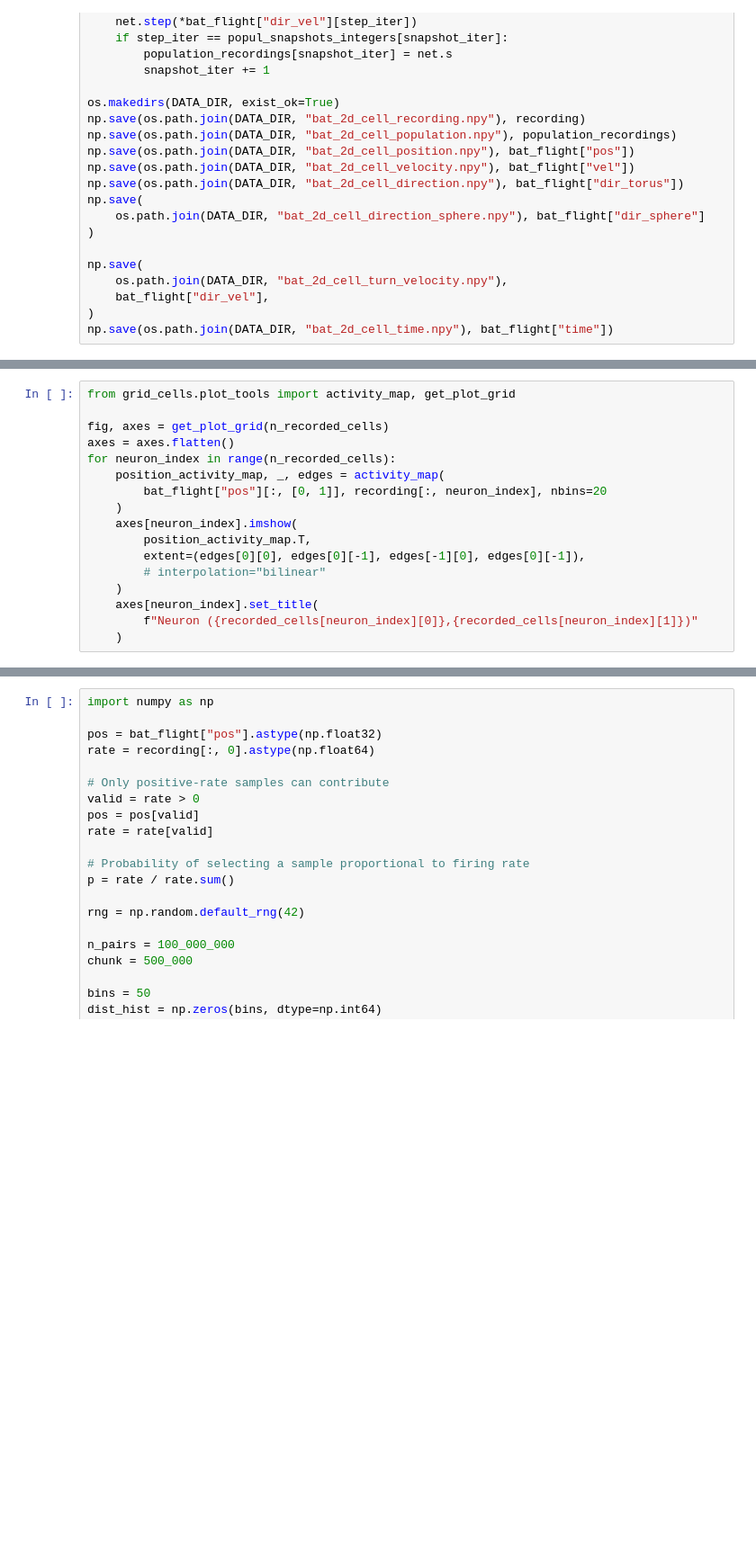
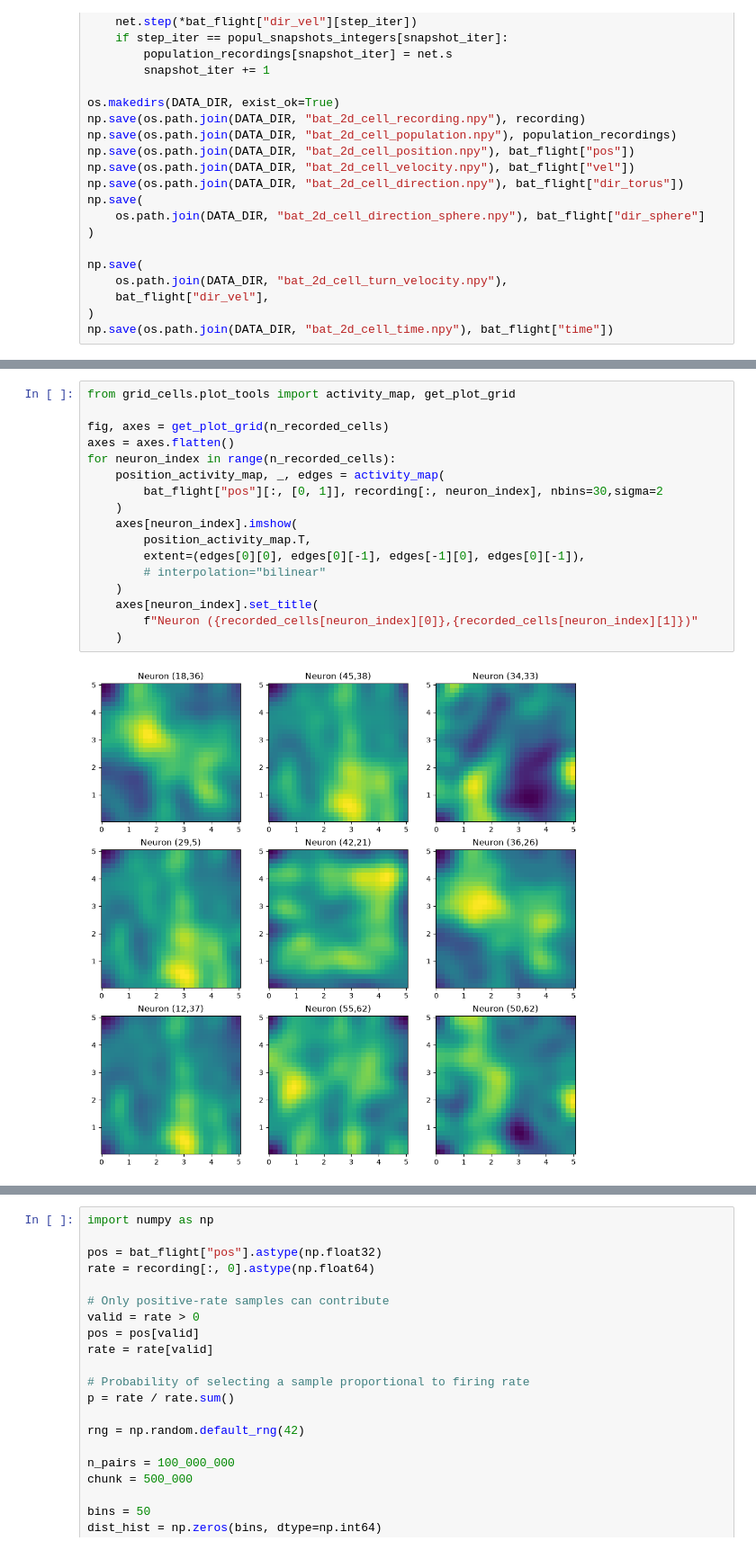
Before and after one commit to siaulich/grid-cells, a Jupyter notebook: notebooks/bat_flight_2d.ipynb, the cells around one changed output, grey strips where cells are left out. Shown at 90% size. Drawn from its saved outputs; the diff is of its cells as text; blank space fills up the shorter version.

```diff
--- a/notebooks/bat_flight_2d.ipynb
+++ b/notebooks/bat_flight_2d.ipynb
@@ -127,17 +132,19 @@ fig.savefig(os.path.join(PLOTS_DIR, "bat_flight_2d_trajectory_activity.png"))
 # %%
 from grid_cells.plot_tools import activity_map, get_plot_grid
 
 fig, axes = get_plot_grid(n_recorded_cells)
 axes = axes.flatten()
 for neuron_index in range(n_recorded_cells):
     position_activity_map, _, edges = activity_map(
-        bat_flight["pos"][:, [0, 1]], recording[:, neuron_index], nbins=20
+        bat_flight["pos"][:, [0, 1]], recording[:, neuron_index], nbins=30,sigma=2
     )
     axes[neuron_index].imshow(
         position_activity_map.T,
         extent=(edges[0][0], edges[0][-1], edges[-1][0], edges[0][-1]),
         # interpolation="bilinear"
     )
     axes[neuron_index].set_title(
         f"Neuron ({recorded_cells[neuron_index][0]},{recorded_cells[neuron_index][1]})"
     )
+# %% [output]
+[figure, added]
```
Also changed, not shown: parts of 4 cells of this notebook, 16 other files.
